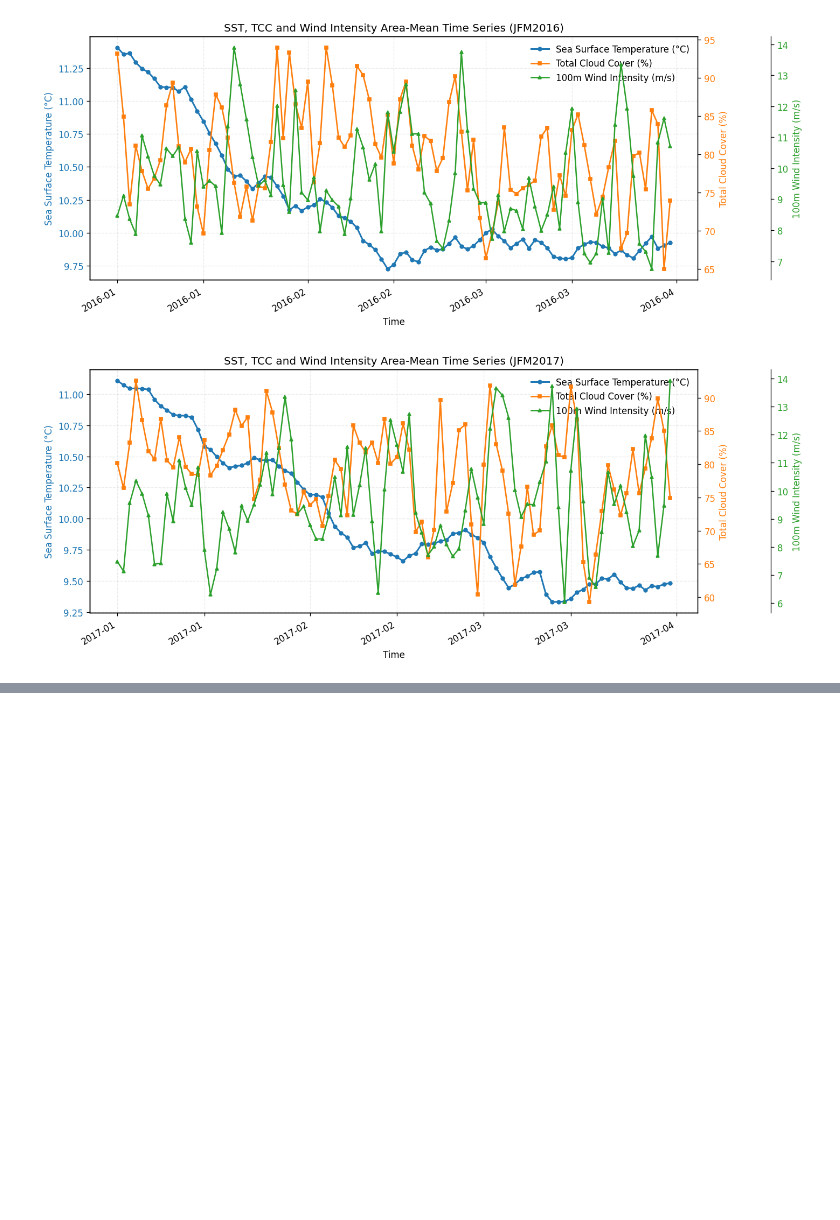
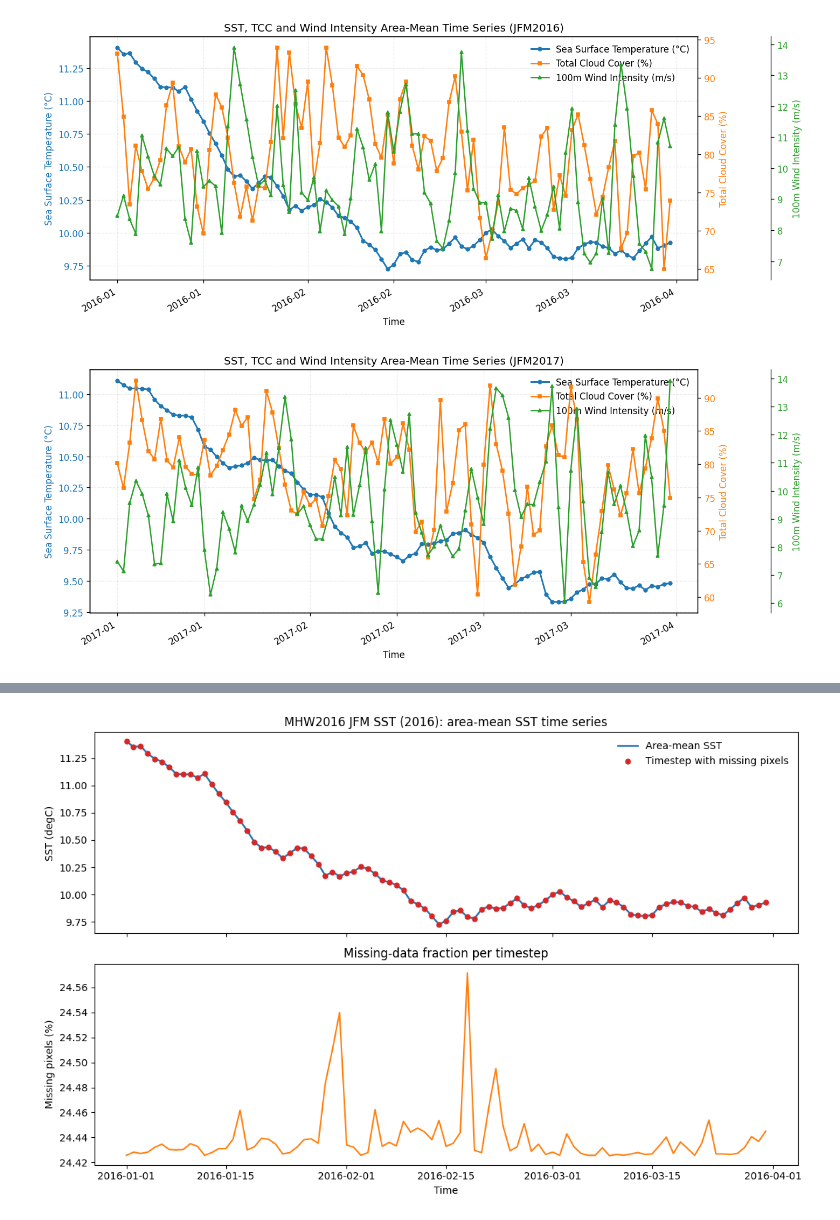
Before and after one commit to natslimak/OceanCourses, a Jupyter notebook: DigitalOcean/Project/test.ipynb, the cells around one changed output, grey strips where cells are left out. Saved outputs shown, nothing was run; the diff lists cells and outputs as text; code cells hidden in the pictures; blank space fills up the shorter version.

```diff
--- a/DigitalOcean/Project/test.ipynb
+++ b/DigitalOcean/Project/test.ipynb
@@ -527,0 +640,75 @@ for mhw_key in [mhw2016_2016, mhw2016_2017]:
+# %%
+# Part 6: SST gap check (time continuity + missing values)
+
+def check_sst_gaps_and_plot(ds, label="SST"):
+    da = ds["analysed_sst"]
+
+    # Use surface if depth exists
+    if "depth" in da.dims:
+        da = da.isel(depth=0)
+
+    time_dim = "valid_time" if "valid_time" in da.dims else "time"
+
+    # Area-mean time series (for visual continuity)
+    spatial_dims = [d for d in da.dims if d != time_dim]
+    sst_ts = da.mean(dim=spatial_dims, skipna=True)
+
+    # Missing-data fraction at each timestep
+    missing_fraction = da.isnull().mean(dim=spatial_dims)
+
+    # Time-step continuity check
+    time_vals = sst_ts[time_dim].values
+    time_diffs_h = np.diff(time_vals) / np.timedelta64(1, "h")
+    expected_step_h = float(np.median(time_diffs_h)) if len(time_diffs_h) > 0 else np.nan
+
+    gap_indices = np.where(time_diffs_h > (expected_step_h * 1.5))[0] if len(time_diffs_h) > 0 else np.array([], dtype=int)
+
+    print(f"\n--- Gap check: {label} ---")
+    print(f"Time points: {sst_ts.sizes[time_dim]}")
+    print(f"Expected timestep (median): {expected_step_h:.2f} hours")
+
+    if len(gap_indices) == 0:
+        print("No missing timestamps detected from the time axis.")
+    else:
+        print(f"Detected {len(gap_indices)} timestamp gap(s):")
+        for i in gap_indices:
+            print(f"  {str(time_vals[i])} -> {str(time_vals[i+1])} ({time_diffs_h[i]:.2f} h)")
+
+    # Data-value gaps (NaNs)
+    n_full_nan_steps = int((missing_fraction.values == 1.0).sum())
+    n_partial_nan_steps = int(((missing_fraction.values > 0.0) & (missing_fraction.values < 1.0)).sum())
+    print(f"Timesteps fully missing (all pixels NaN): {n_full_nan_steps}")
+    print(f"Timesteps partially missing (some pixels NaN): {n_partial_nan_steps}")
+
+    # Plot time series and missing fraction
+    fig, axes = plt.subplots(2, 1, figsize=(11, 7), sharex=True)
+
+    axes[0].plot(sst_ts[time_dim], sst_ts.values, color="tab:blue", linewidth=1.8, label="Area-mean SST")
+
+    missing_mask = missing_fraction.values > 0
+    if np.any(missing_mask):
+        axes[0].scatter(
+            sst_ts[time_dim].values[missing_mask],
+            sst_ts.values[missing_mask],
+            color="tab:red",
+            s=24,
+            zorder=3,
+            label="Timestep with missing pixels",
+        )
+
+    axes[0].set_ylabel("SST (degC)")
+    axes[0].set_title(f"{label}: area-mean SST time series")
+    axes[0].legend(frameon=False)
+
+    axes[1].plot(missing_fraction[time_dim], missing_fraction.values * 100.0, color="tab:orange", linewidth=1.5)
+    axes[1].set_ylabel("Missing pixels (%)")
+    axes[1].set_xlabel("Time")
+    axes[1].set_title("Missing-data fraction per timestep")
+
+    plt.tight_layout()
+    plt.show()
+
+
+# Example for the 2016 MHW JFM SST dataset
+check_sst_gaps_and_plot(ds_mhw2016_sst_2016, label="MHW2016 JFM SST (2016)")
+# %% [output]
@@ -527,0 +721 @@ for mhw_key in [mhw2016_2016, mhw2016_2017]:
+[figure, added]
```
Also changed, not shown: parts of 5 cells of this notebook, 36 other files.
